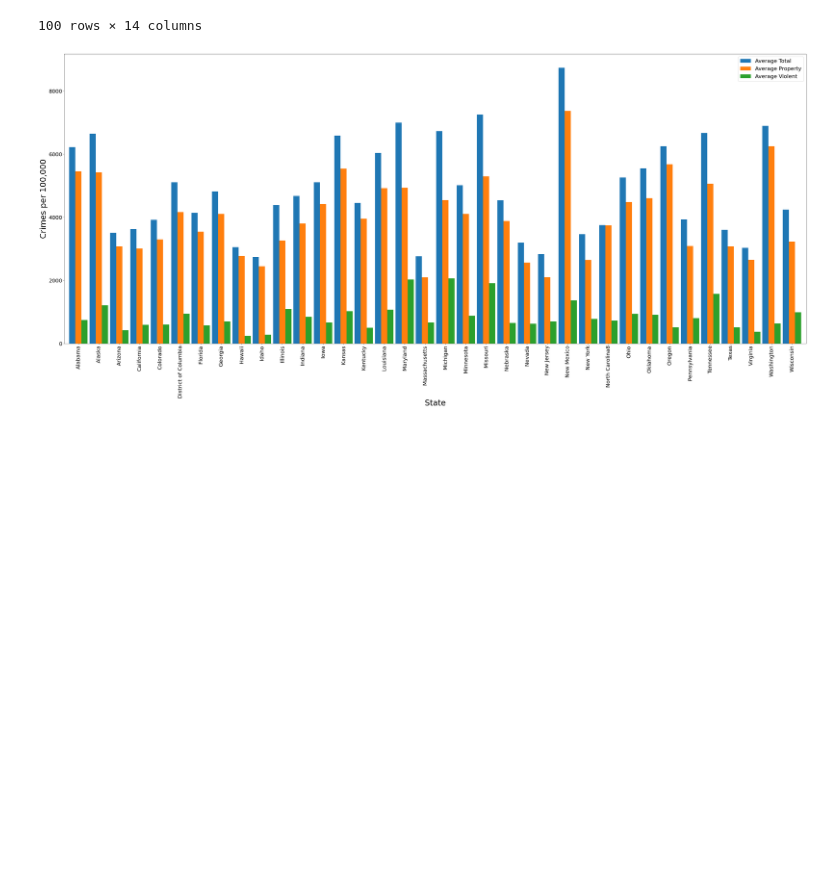
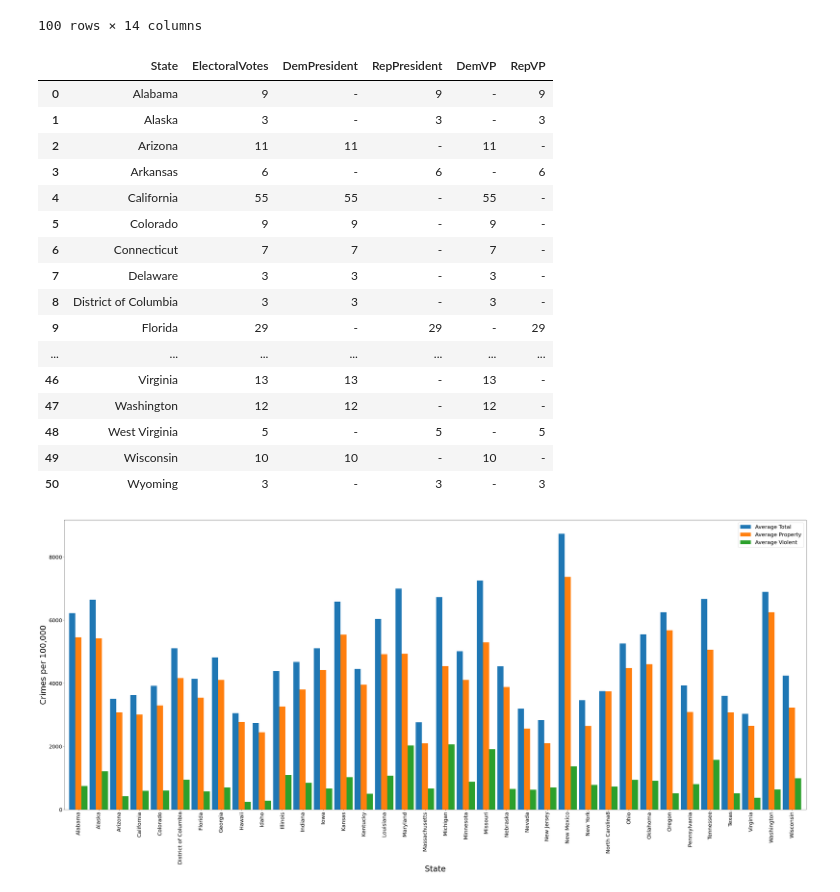
Before and after one commit to mkhan58/dscifinalproj-collab, a Jupyter notebook: final_wip_echo.ipynb, the cells around one changed output. Cells and saved outputs as stored; diff of their text form; code cells hidden in the pictures; blank space fills up the shorter version.

```diff
--- a/final_wip_echo.ipynb
+++ b/final_wip_echo.ipynb
@@ -91,6 +91,48 @@ mean_values = crime_data[missingval_col].mean()
 
 #Fill with mean imputation
 crime_data[missingval_col] = crime_data[missingval_col].fillna(mean_values)
+# %%
+url = "https://www.archives.gov/electoral-college/2020"
+
+try:
+    resp = requests.get(url)
+except Exception as e:
+    print("Invalid url")
+    raise e
+
+soup = BeautifulSoup(resp.text, 'html')
+table = soup.find_all('table')[1]
+
+data_columns = table.find_all('th')
+data_columns = [name.text.strip() for name in data_columns]
+
+election_data = pd.DataFrame(columns=['State', 'ElectoralVotes', 'DemPresident', 'RepPresident', 'DemVP', 'RepVP'])
+column_data = table.find_all('tr')
+
+for row in column_data[2:]:
+    row_data = row.find_all('td')
+    individual_row_data = [data.text.strip() for data in row_data]
+    election_data = election_data.append(pd.Series(individual_row_data, index=election_data.columns[:len(individual_row_data)]), ignore_index=True)
+# %%
+election_data = election_data.drop([election_data.index[52], election_data.index[51]])
+# %% [output]
+|  | State | ElectoralVotes | DemPresident | RepPresident | DemVP | RepVP |
+| 0 | Alabama | 9 | - | 9 | - | 9 |
+| 1 | Alaska | 3 | - | 3 | - | 3 |
+| 2 | Arizona | 11 | 11 | - | 11 | - |
+| 3 | Arkansas | 6 | - | 6 | - | 6 |
+| 4 | California | 55 | 55 | - | 55 | - |
+| 5 | Colorado | 9 | 9 | - | 9 | - |
+| 6 | Connecticut | 7 | 7 | - | 7 | - |
+| 7 | Delaware | 3 | 3 | - | 3 | - |
+| 8 | District of Columbia | 3 | 3 | - | 3 | - |
+| 9 | Florida | 29 | - | 29 | - | 29 |
+| ... | ... | ... | ... | ... | ... | ... |
+| 46 | Virginia | 13 | 13 | - | 13 | - |
+| 47 | Washington | 12 | 12 | - | 12 | - |
+| 48 | West Virginia | 5 | - | 5 | - | 5 |
+| 49 | Wisconsin | 10 | 10 | - | 10 | - |
+| 50 | Wyoming | 3 | - | 3 | - | 3 |
 # %%
 state_totals_dict = {state: {} for state in crime_data['State'].unique()}
 for state in crime_data['State'].unique():
```
Also changed, not shown: parts of 16 cells of this notebook.
